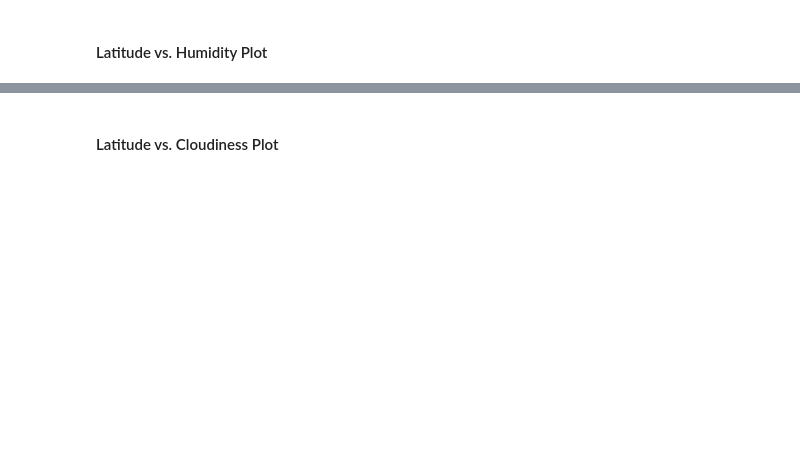
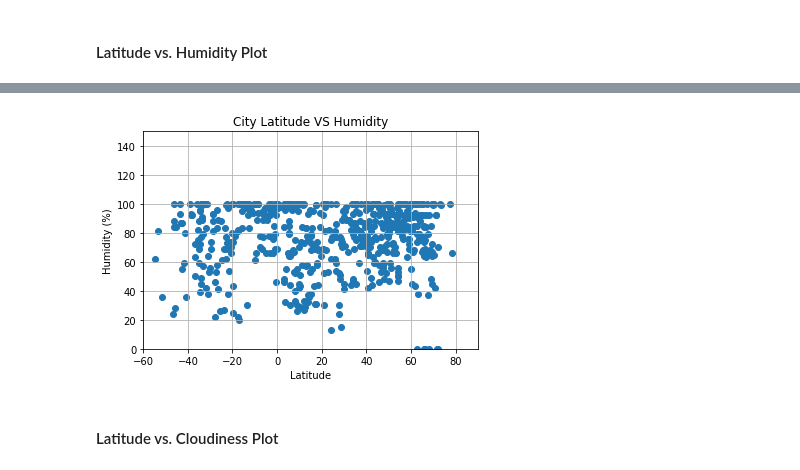
Before and after one commit to monrjones/Python-Challenge, a Jupyter notebook: APIs/WeatherPy-Copy1.ipynb, the cells around one changed output, grey strips where cells are left out. Saved outputs shown, nothing was run; the diff lists cells and outputs as text; code cells hidden in the pictures; blank space fills up the shorter version.

```diff
--- a/APIs/WeatherPy-Copy1.ipynb
+++ b/APIs/WeatherPy-Copy1.ipynb
@@ -119,2 +169,17 @@ dtype: int64
+# %%
+#lat vs humid
+plt.scatter(weather_data["Latitude"], weather_data["Humidity"], marker="o")
+plt.title("City Latitude VS Humidity")
+plt.ylabel("Humidity (%)")
+plt.xlabel("Latitude")
+plt.grid(True)
+plt.xlim(-60,90)
+plt.ylim(0,150)
+
+
+plt.savefig("latvshumid.png")
+plt.show()
+# %% [output]
+[figure, added]
 # %% [markdown]
 #### Latitude vs. Cloudiness Plot
```
Also changed, not shown: parts of 15 cells of this notebook, 6 other files.
